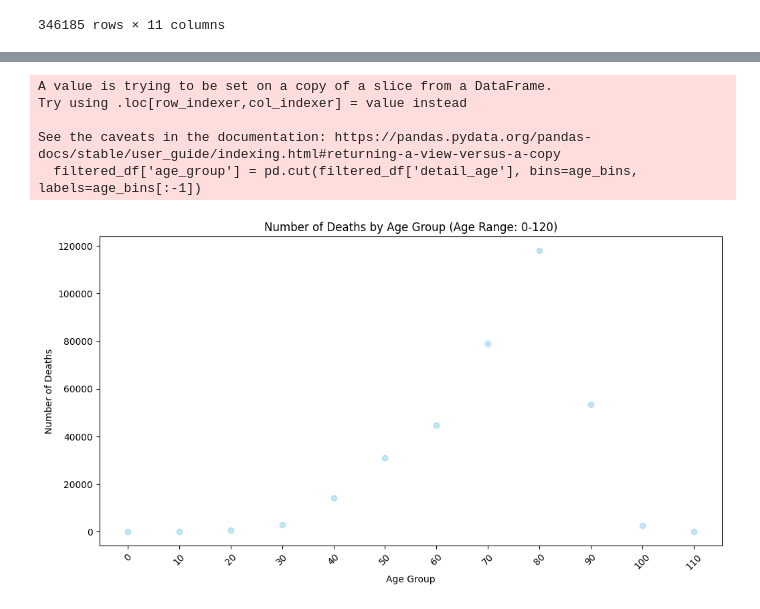
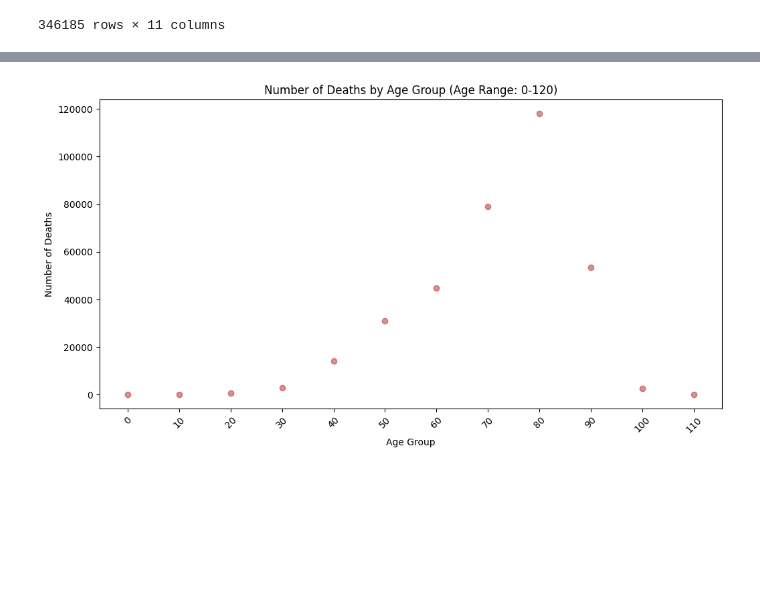
Before and after one commit to azmedtech/ASU_DA_Project1_Team2, a Jupyter notebook: Heart_Disease_2005.ipynb, the cells around one changed output, grey strips where cells are left out. Cells and saved outputs as stored; diff of their text form; code cells hidden in the pictures; blank space fills up the shorter version.

```diff
--- a/Heart_Disease_2005.ipynb
+++ b/Heart_Disease_2005.ipynb
@@ -37,12 +45,12 @@ clean_2005_DD_df
 1719615 rows × 11 columns
 # %%
 #Create a new dataframe that only includes the data for individuals with a cause of death related to heart disease
-selected_entries = ["All other forms of chronic ischemic heart disease (I20,I25.1-I25.9)",
+selected_entries_heart = ["All other forms of chronic ischemic heart disease (I20,I25.1-I25.9)",
                     "Acute myocardial infarction (I21-I22)",
                     "Atherosclerotic cardiovascular disease, so described (I25.0)",
                     "Congestive heart failure (I50.0)"]
 
-heart_disease_df = clean_2005_DD_df[clean_2005_DD_df['358_cause_recode_text'].isin(selected_entries)]
+heart_disease_df = clean_2005_DD_df[clean_2005_DD_df["358_cause_recode_text"].isin(selected_entries_heart)]
 heart_disease_df
 # %% [output]
 |  | detail_age | detail_age_type_text | sex_text | race_text | marital_status_text | day_of_week_of_death_text | ... |
@@ -95,36 +371,21 @@ plt.show()
 #Use this cell to describe findings
 # %%
 # Create a scatter plot of deaths by age
-
-# Filter out entries with age greater than 120 (Age Unknown populates as a number in the thousands)
-filtered_df = heart_disease_df[heart_disease_df['detail_age'] <= 120]
-
-# Define age groups for aggregation
-# Create age bins of width 10
-age_bins = np.arange(0, 121, 10)
-
-# Create a new column 'age_group' based on the age bins
-filtered_df['age_group'] = pd.cut(filtered_df['detail_age'], bins=age_bins, labels=age_bins[:-1])
 
 # Group by age group and count the number of deaths in each group
 age_group_counts = filtered_df.groupby('age_group').size()
 
 # Convert age_group_counts index to numeric
 age_group_counts.index = pd.to_numeric(age_group_counts.index)
 
 # Create a scatter plot of deaths by age group
 plt.figure(figsize=(12, 6))
-plt.scatter(age_group_counts.index, age_group_counts, color='skyblue', alpha=0.5)
+plt.scatter(age_group_counts.index, age_group_counts, color='firebrick', alpha=0.5)
 plt.title('Number of Deaths by Age Group (Age Range: 0-120)')
 plt.xlabel('Age Group')
 plt.ylabel('Number of Deaths')
 plt.xticks(age_group_counts.index, rotation=45)
 plt.show()
 # %% [output]
-A value is trying to be set on a copy of a slice from a DataFrame.
-Try using .loc[row_indexer,col_indexer] = value instead
-
-See the caveats in the documentation: https://pandas.pydata.org/pandas-docs/stable/user_guide/indexing.html#returning-a-view-versus-a-copy
-  filtered_df['age_group'] = pd.cut(filtered_df['detail_age'], bins=age_bins, labels=age_bins[:-1])
-[figure, old version]
+[figure, new version]
 # %%
```
Also changed, not shown: parts of 29 cells of this notebook, 4 other files.
